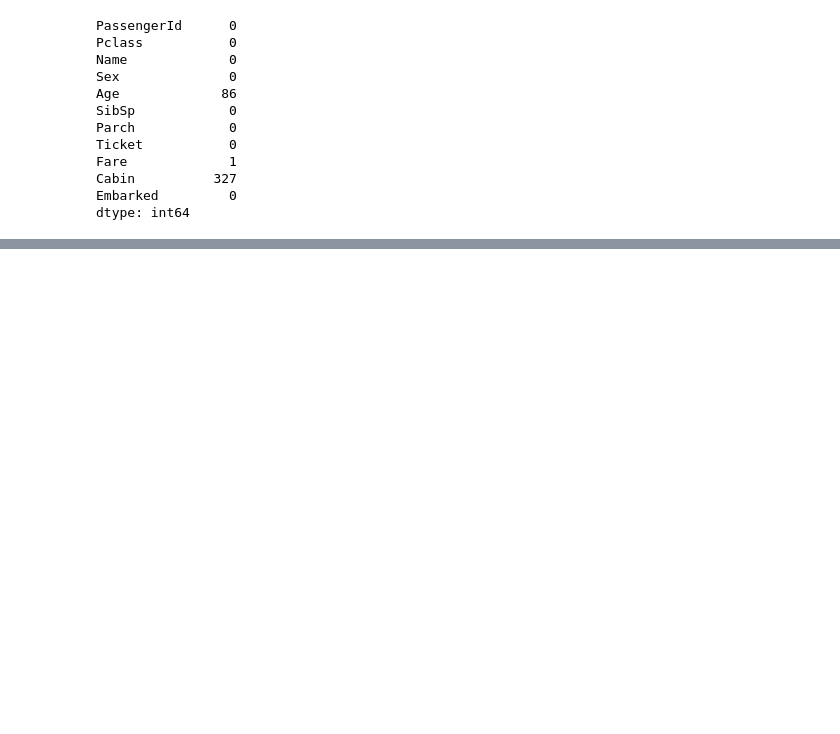
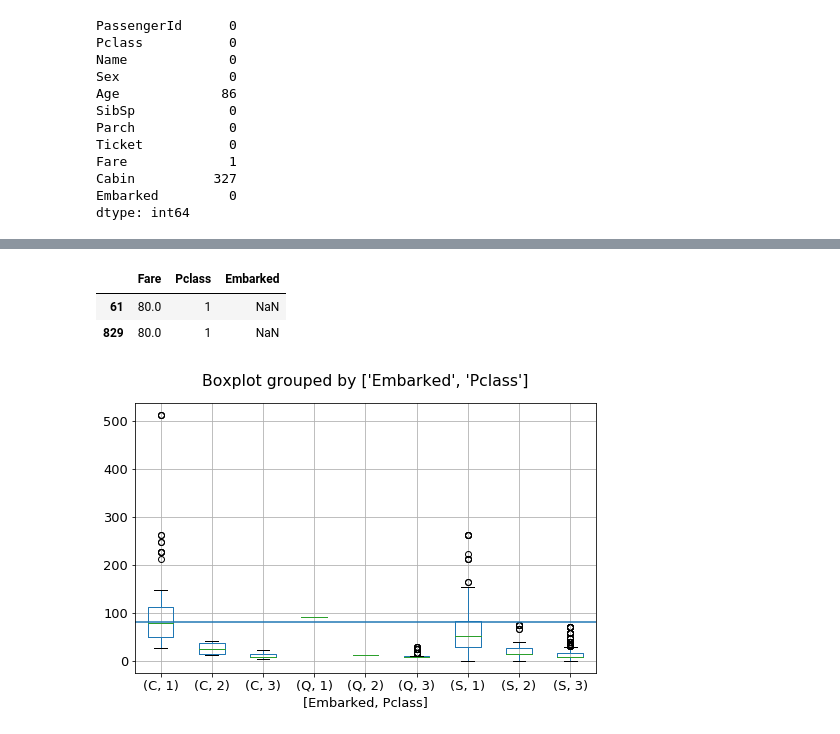
Before and after one commit to JacobYRJ/kaggle_learning, a Jupyter notebook: test.ipynb, the cells around one changed output, grey strips where cells are left out. Saved outputs shown, nothing was run; the diff lists cells and outputs as text; code cells hidden in the pictures; blank space fills up the shorter version.

```diff
--- a/test.ipynb
+++ b/test.ipynb
@@ -183,0 +180,13 @@ NameError: name 'ax' is not defined
+# %%
+fig = plt.figure(figsize=(8,5))
+ax = fig.add_subplot(111)
+ax = train.boxplot(column=['Fare'],by=['Embarked','Pclass'],ax=ax) #ax=ax 把boxplot 装进ax 中，
+plt.axhline(y=80)
+ax.set_title('',y=1.1)
+
+train[train.Embarked.isnull()][['Fare','Pclass','Embarked']]
+# %% [output]
+|  | Fare | Pclass | Embarked |
+| 61 | 80.0 | 1 | NaN |
+| 829 | 80.0 | 1 | NaN |
+[figure, added]
```
Also changed, not shown: parts of 13 cells of this notebook.
